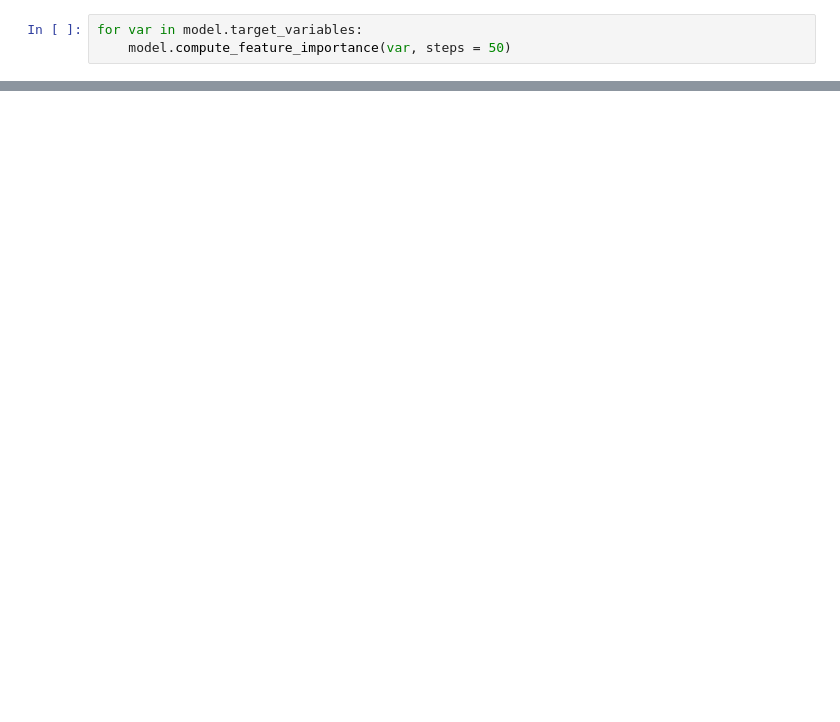
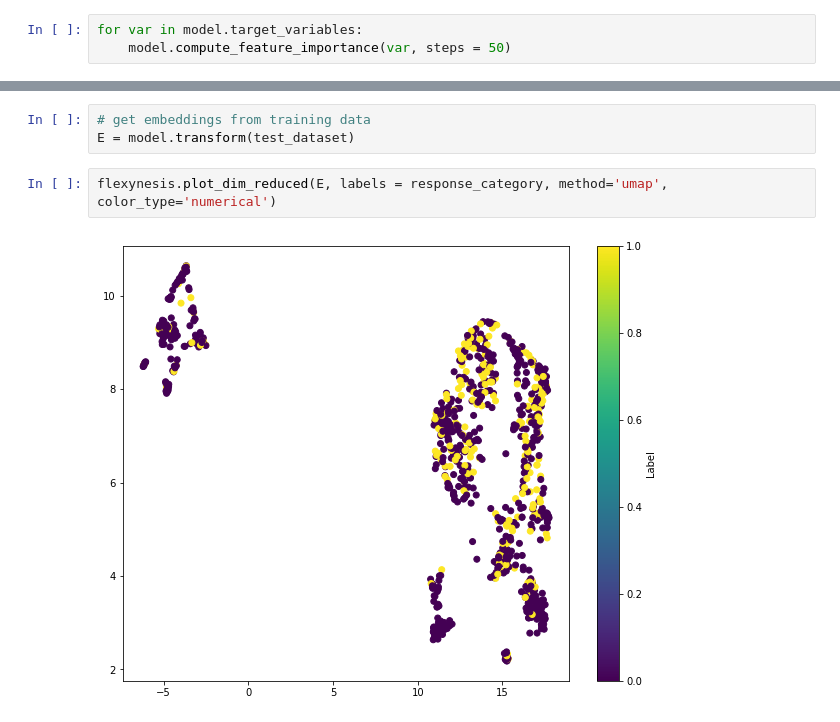
Before and after one commit to BIMSBbioinfo/flexynesis, a Jupyter notebook: examples/tutorials/modeling_drug_response.ipynb, the cells around one changed output, grey strips where cells are left out. Cells and saved outputs as stored; diff of their text form; blank space fills up the shorter version.

```diff
--- a/examples/tutorials/modeling_drug_response.ipynb
+++ b/examples/tutorials/modeling_drug_response.ipynb
@@ -56,0 +155,7 @@ flexynesis.plot_boxplot(response_category, df[f], 'Erlotinib', f)
+# %%
+# get embeddings from training data
+E = model.transform(test_dataset)
+# %%
+flexynesis.plot_dim_reduced(E, labels = response_category, method='umap', color_type='numerical')
+# %% [output]
+[figure, added]
```
Also changed, not shown: parts of 14 cells of this notebook.
